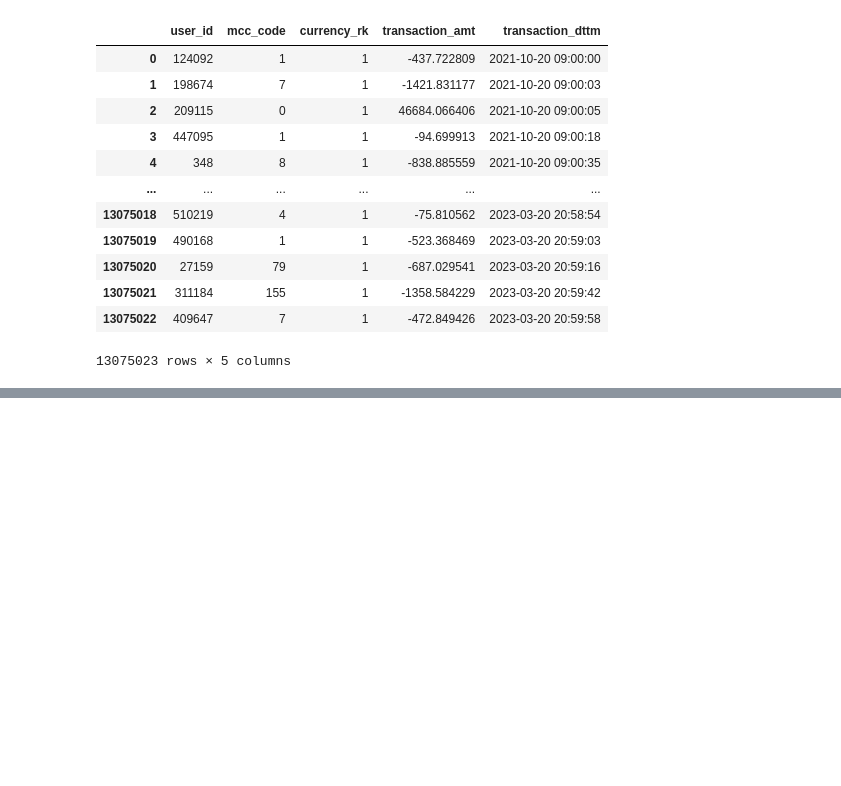
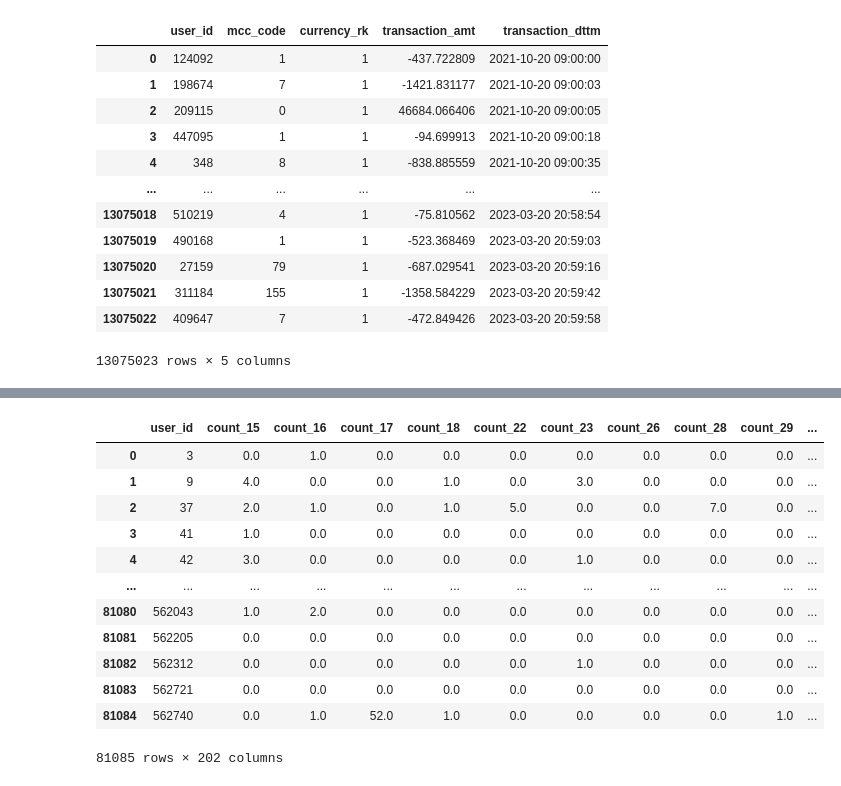
Before and after one commit to krell11/customer_churn_prediction, a Jupyter notebook: notebooks/churn_prediction.ipynb, the cells around one changed output, grey strips where cells are left out. Saved outputs shown, nothing was run; the diff lists cells and outputs as text; code cells hidden in the pictures; blank space fills up the shorter version.

```diff
--- a/notebooks/churn_prediction.ipynb
+++ b/notebooks/churn_prediction.ipynb
@@ -176,0 +226,30 @@ codes_table
+# %%
+mcc_features = (
+    transactions[transactions.mcc_code.isin(filtered_codes)]
+    .pivot_table(
+        index="user_id",
+        columns="mcc_code",
+        values="transaction_amt",
+        aggfunc=["count", "sum", "median"]
+    )
+    .fillna(0)
+)
+
+mcc_features.columns = [f"{agg}_{mcc}" for agg, mcc in mcc_features.columns]
+mcc_features.reset_index(inplace=True)
+# %%
+mcc_features
+# %% [output]
+|  | user_id | count_15 | count_16 | count_17 | count_18 | count_22 | count_23 | count_26 | count_28 | count_29 | ... |
+| 0 | 3 | 0.0 | 1.0 | 0.0 | 0.0 | 0.0 | 0.0 | 0.0 | 0.0 | 0.0 | ... |
+| 1 | 9 | 4.0 | 0.0 | 0.0 | 1.0 | 0.0 | 3.0 | 0.0 | 0.0 | 0.0 | ... |
+| 2 | 37 | 2.0 | 1.0 | 0.0 | 1.0 | 5.0 | 0.0 | 0.0 | 7.0 | 0.0 | ... |
+| 3 | 41 | 1.0 | 0.0 | 0.0 | 0.0 | 0.0 | 0.0 | 0.0 | 0.0 | 0.0 | ... |
+| 4 | 42 | 3.0 | 0.0 | 0.0 | 0.0 | 0.0 | 1.0 | 0.0 | 0.0 | 0.0 | ... |
+| ... | ... | ... | ... | ... | ... | ... | ... | ... | ... | ... | ... |
+| 81080 | 562043 | 1.0 | 2.0 | 0.0 | 0.0 | 0.0 | 0.0 | 0.0 | 0.0 | 0.0 | ... |
+| 81081 | 562205 | 0.0 | 0.0 | 0.0 | 0.0 | 0.0 | 0.0 | 0.0 | 0.0 | 0.0 | ... |
+| 81082 | 562312 | 0.0 | 0.0 | 0.0 | 0.0 | 0.0 | 1.0 | 0.0 | 0.0 | 0.0 | ... |
+| 81083 | 562721 | 0.0 | 0.0 | 0.0 | 0.0 | 0.0 | 0.0 | 0.0 | 0.0 | 0.0 | ... |
+| 81084 | 562740 | 0.0 | 1.0 | 52.0 | 1.0 | 0.0 | 0.0 | 0.0 | 0.0 | 1.0 | ... |
+81085 rows × 202 columns
```
Also changed, not shown: parts of 26 cells of this notebook.
